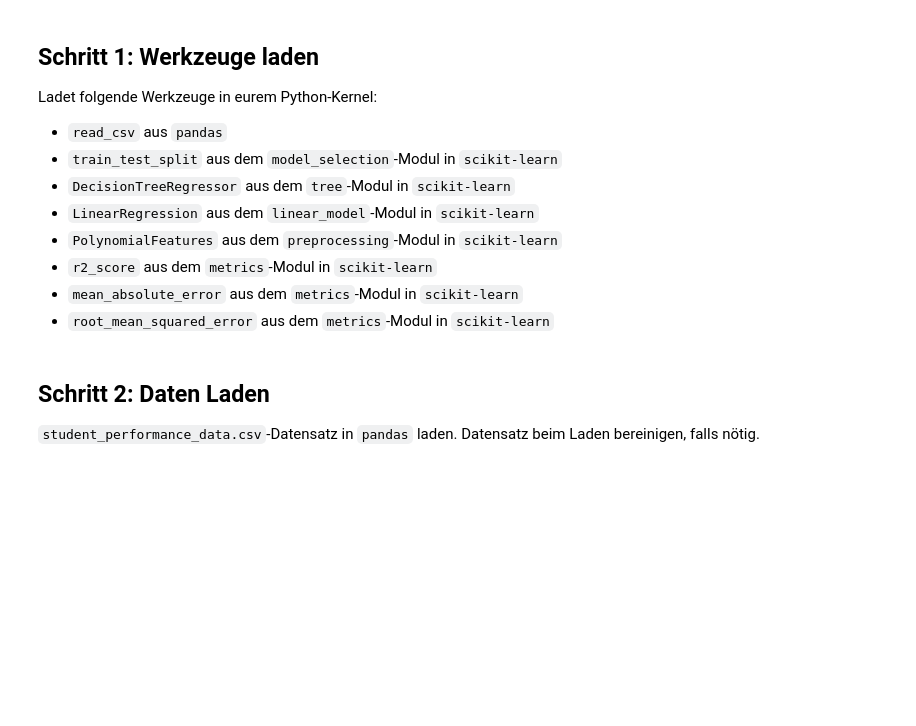
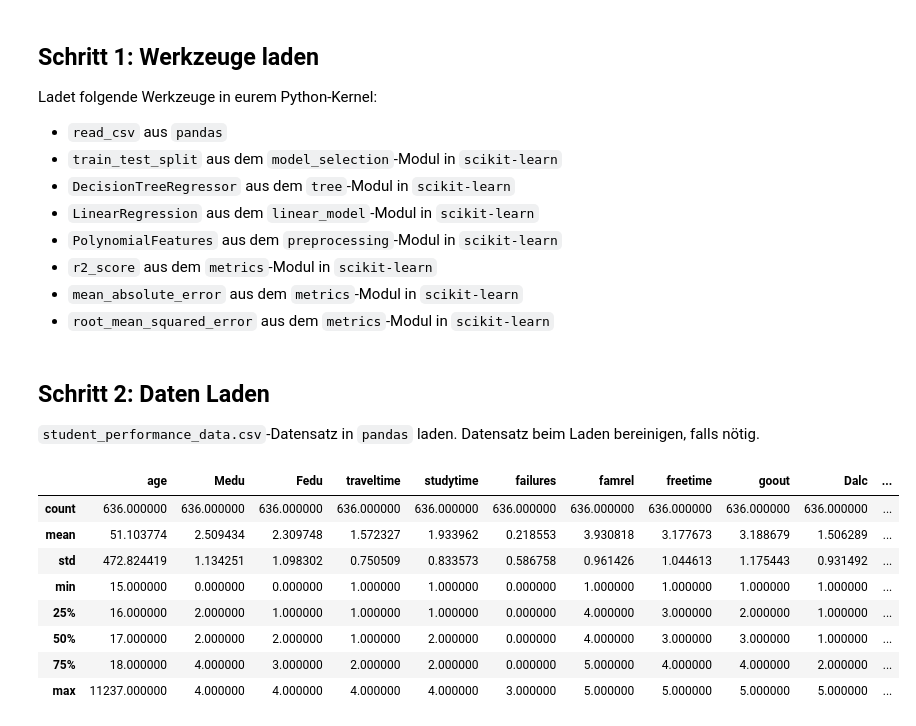
Before and after one commit to paulbattel2006-coder/Student-Performance-Dataset, a Jupyter notebook: notebooks/paul_fabian_student_performance copy.ipynb, the cells around one changed output. Saved outputs shown, nothing was run; the diff lists cells and outputs as text; code cells hidden in the pictures; blank space fills up the shorter version.

```diff
--- a/notebooks/paul_fabian_student_performance copy.ipynb
+++ b/notebooks/paul_fabian_student_performance copy.ipynb
@@ -44,7 +44,19 @@ from sklearn.metrics import r2_score, mean_absolute_error, root_mean_squared_err
 `student_performance_data.csv`-Datensatz in `pandas` laden. Datensatz beim Laden bereinigen, falls nötig.
 # %%
 # Laden: ";" als Trennzeichen, Beschreibungszeile (Zeile 0) überspringen, nur die 33 echten Spalten laden
-data = read_csv("../data/student_performance_data.csv", sep=";", skiprows=[0], usecols=range(33))
+df = read_csv("../data/student_performance_data.csv", sep=";", skiprows=[0], usecols=range(33))
 
 # Zeilen mit fehlenden Werten entfernen
-data = data.dropna()
+df = data.dropna()
+
+df.describe()
+# %% [output]
+|  | age | Medu | Fedu | traveltime | studytime | failures | famrel | freetime | goout | Dalc | ... |
+| count | 636.000000 | 636.000000 | 636.000000 | 636.000000 | 636.000000 | 636.000000 | 636.000000 | 636.000000 | 636.000000 | 636.000000 | ... |
+| mean | 51.103774 | 2.509434 | 2.309748 | 1.572327 | 1.933962 | 0.218553 | 3.930818 | 3.177673 | 3.188679 | 1.506289 | ... |
+| std | 472.824419 | 1.134251 | 1.098302 | 0.750509 | 0.833573 | 0.586758 | 0.961426 | 1.044613 | 1.175443 | 0.931492 | ... |
+| min | 15.000000 | 0.000000 | 0.000000 | 1.000000 | 1.000000 | 0.000000 | 1.000000 | 1.000000 | 1.000000 | 1.000000 | ... |
+| 25% | 16.000000 | 2.000000 | 1.000000 | 1.000000 | 1.000000 | 0.000000 | 4.000000 | 3.000000 | 2.000000 | 1.000000 | ... |
+| 50% | 17.000000 | 2.000000 | 2.000000 | 1.000000 | 2.000000 | 0.000000 | 4.000000 | 3.000000 | 3.000000 | 1.000000 | ... |
+| 75% | 18.000000 | 4.000000 | 3.000000 | 2.000000 | 2.000000 | 0.000000 | 5.000000 | 4.000000 | 4.000000 | 2.000000 | ... |
+| max | 11237.000000 | 4.000000 | 4.000000 | 4.000000 | 4.000000 | 3.000000 | 5.000000 | 5.000000 | 5.000000 | 5.000000 | ... |
```
Also changed, not shown: parts of 10 cells of this notebook, 1 other file.
